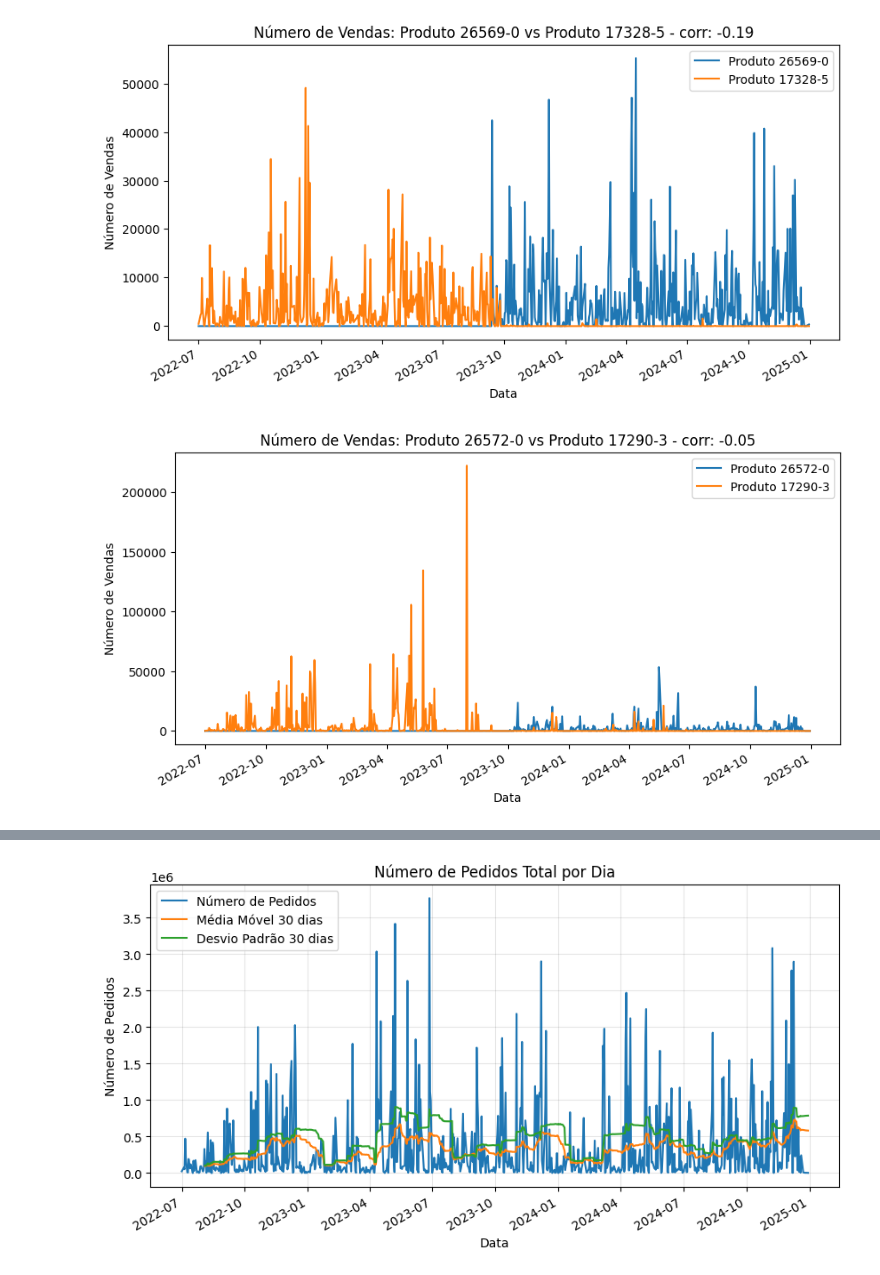
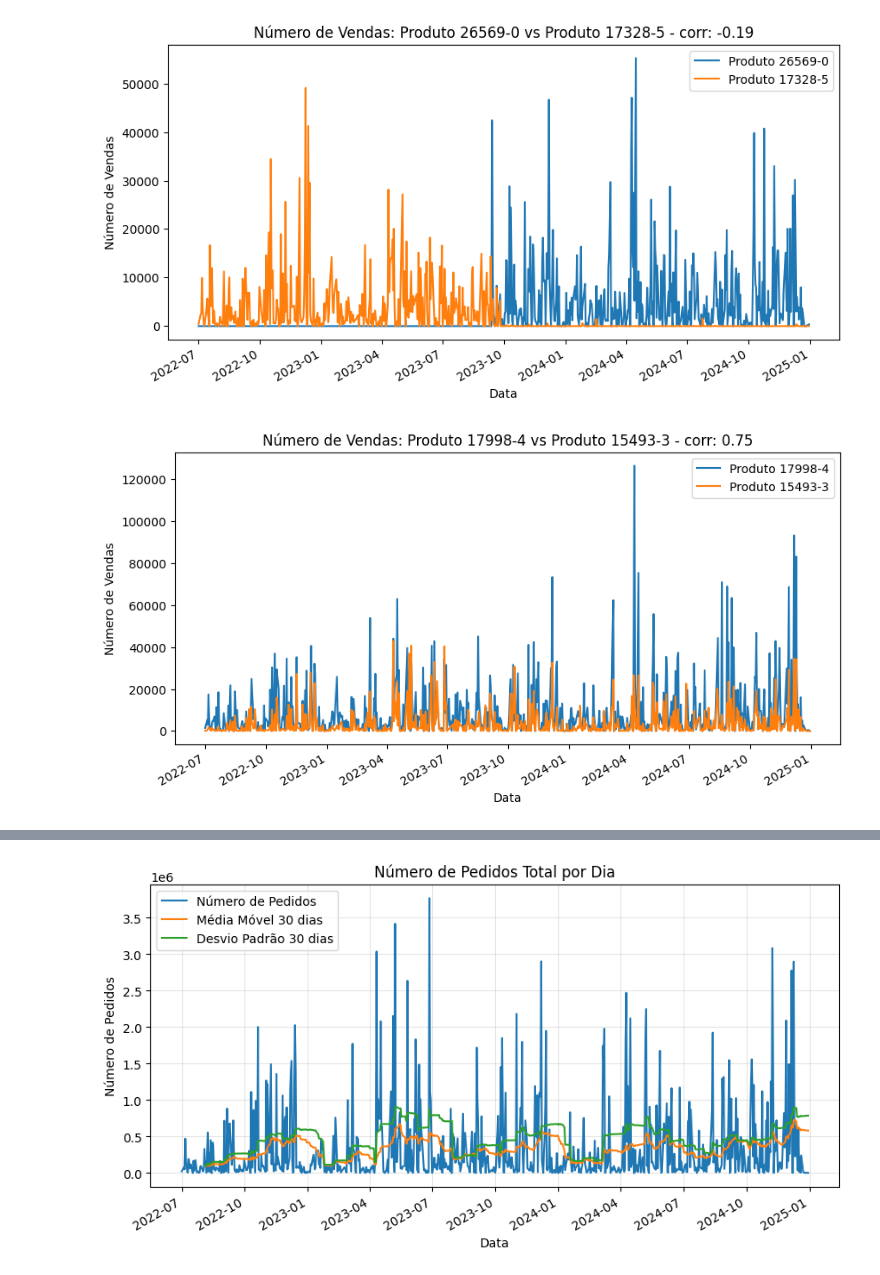
Before and after one commit to iagodantasf/a3_desafio_2, a Jupyter notebook: notebooks/eda.ipynb, the cells around one changed output, grey strips where cells are left out. Saved outputs shown, nothing was run; the diff lists cells and outputs as text; code cells hidden in the pictures.

```diff
--- a/notebooks/eda.ipynb
+++ b/notebooks/eda.ipynb
@@ -123,15 +124,15 @@ plt.show()
 # %% [output]
 [figure]
 # %%
-id_prod_1 = '26572-0'
-id_prod_2 = '17290-3'
+id_prod_1 = '17998-4'
+id_prod_2 = '15493-3'
 plt.figure(figsize=(10, 5))
 df['n_pedidos'].xs(id_prod_1, level='id_produto').plot(label=f'Produto {id_prod_1}')
 df['n_pedidos'].xs(id_prod_2, level='id_produto').plot(label=f'Produto {id_prod_2}')
 plt.title(f'Número de Vendas: Produto {id_prod_1} vs Produto {id_prod_2} - corr: {corr_series[id_prod_1][id_prod_2]:.2f}')
 plt.xlabel('Data')
 plt.ylabel('Número de Vendas')
 plt.legend()
 plt.show()
 # %% [output]
-[figure, old version]
+[figure, new version]
```
Also changed, not shown: parts of 13 cells of this notebook.
